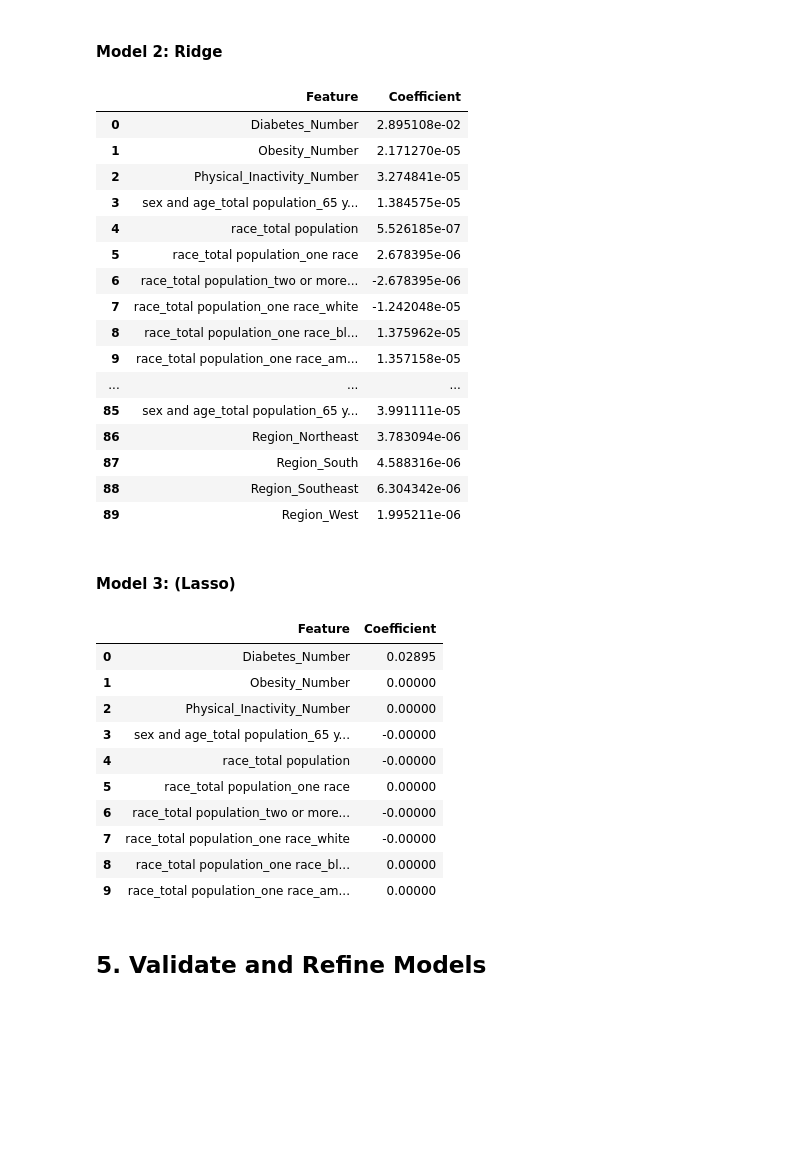
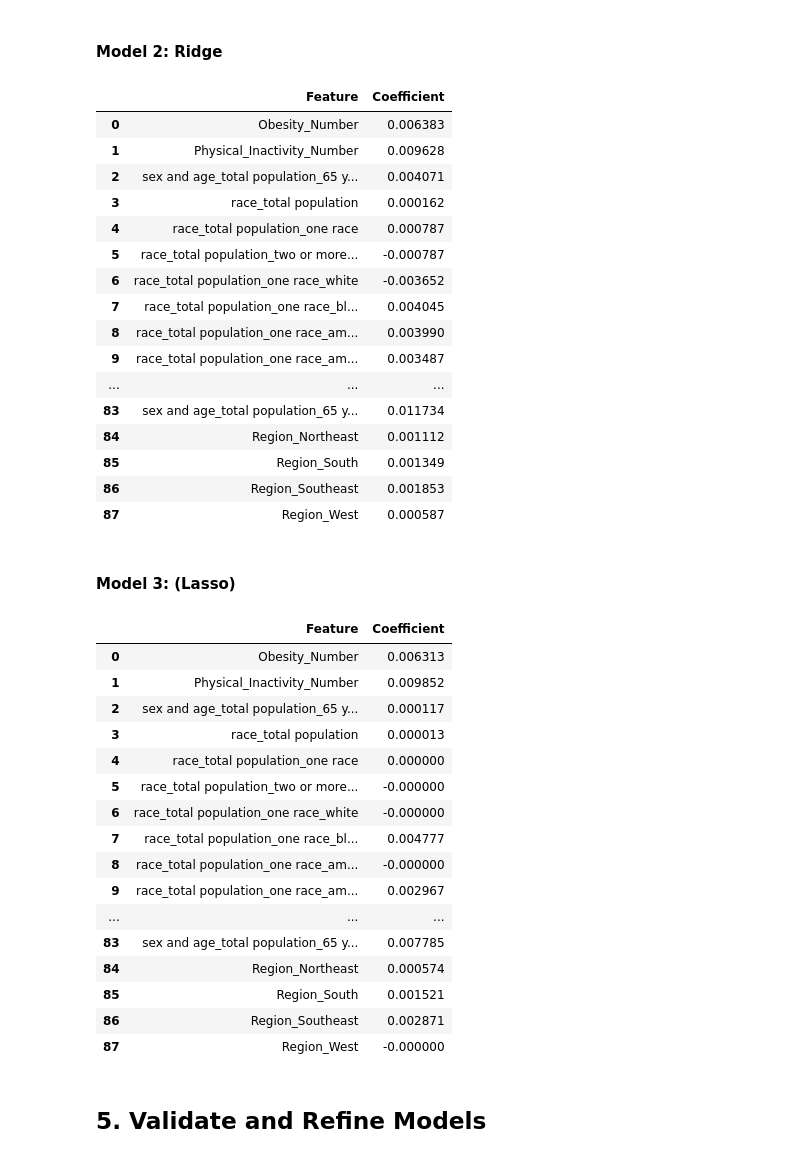
Before and after one commit to grbenitez/Computational-Social-Science-Projects, a Jupyter notebook: Project-2/Project 2 Students.ipynb, the cells around one changed output. Cells and saved outputs as stored; diff of their text form; code cells hidden in the pictures; blank space fills up the shorter version.

```diff
--- a/Project-2/Project 2 Students.ipynb
+++ b/Project-2/Project 2 Students.ipynb
@@ -439,7 +439,7 @@ Dropping CountyFIPS because we don't want the identifiers of the county to be ta
 #
 # Feature selection
 #-----------
-X = diabetes_clean.drop(['CountyFIPS'],
+X = X.drop(['CountyFIPS'],
                         axis = 1)
 X.dtypes
 # %% [output]
@@ -578,51 +578,57 @@ ridge_reg_data = pd.DataFrame({
 ridge_reg_data
 # %% [output]
 |  | Feature | Coefficient |
-| 0 | Diabetes_Number | 2.895108e-02 |
-| 1 | Obesity_Number | 2.171270e-05 |
-| 2 | Physical_Inactivity_Number | 3.274841e-05 |
-| 3 | sex and age_total population_65 y... | 1.384575e-05 |
-| 4 | race_total population | 5.526185e-07 |
-| 5 | race_total population_one race | 2.678395e-06 |
-| 6 | race_total population_two or more... | -2.678395e-06 |
-| 7 | race_total population_one race_white | -1.242048e-05 |
-| 8 | race_total population_one race_bl... | 1.375962e-05 |
-| 9 | race_total population_one race_am... | 1.357158e-05 |
+| 0 | Obesity_Number | 0.006383 |
+| 1 | Physical_Inactivity_Number | 0.009628 |
+| 2 | sex and age_total population_65 y... | 0.004071 |
+| 3 | race_total population | 0.000162 |
+| 4 | race_total population_one race | 0.000787 |
+| 5 | race_total population_two or more... | -0.000787 |
+| 6 | race_total population_one race_white | -0.003652 |
+| 7 | race_total population_one race_bl... | 0.004045 |
+| 8 | race_total population_one race_am... | 0.003990 |
+| 9 | race_total population_one race_am... | 0.003487 |
 | ... | ... | ... |
-| 85 | sex and age_total population_65 y... | 3.991111e-05 |
-| 86 | Region_Northeast | 3.783094e-06 |
-| 87 | Region_South | 4.588316e-06 |
-| 88 | Region_Southeast | 6.304342e-06 |
-| 89 | Region_West | 1.995211e-06 |
+| 83 | sex and age_total population_65 y... | 0.011734 |
+| 84 | Region_Northeast | 0.001112 |
+| 85 | Region_South | 0.001349 |
+| 86 | Region_Southeast | 0.001853 |
+| 87 | Region_West | 0.000587 |
 # %% [markdown]
 #### Model 3:  (Lasso)
 # %%
 # Lasso
 # Model 3 training
 #-----------
 
 from sklearn.linear_model import Lasso
 
 lasso_reg = Lasso(alpha=0.0001, max_iter=15000)
 lasso_model = lasso_reg.fit(X_train,
                             y_train)
 
 lasso_reg_data = pd.DataFrame({
     'Feature': X.columns,
     'Coefficient': lasso_model.coef_})
-lasso_reg_data.head(10)
+lasso_reg_data
 # %% [output]
 |  | Feature | Coefficient |
-| 0 | Diabetes_Number | 0.02895 |
-| 1 | Obesity_Number | 0.00000 |
-| 2 | Physical_Inactivity_Number | 0.00000 |
-| 3 | sex and age_total population_65 y... | -0.00000 |
-| 4 | race_total population | -0.00000 |
-| 5 | race_total population_one race | 0.00000 |
-| 6 | race_total population_two or more... | -0.00000 |
-| 7 | race_total population_one race_white | -0.00000 |
-| 8 | race_total population_one race_bl... | 0.00000 |
-| 9 | race_total population_one race_am... | 0.00000 |
+| 0 | Obesity_Number | 0.006313 |
+| 1 | Physical_Inactivity_Number | 0.009852 |
+| 2 | sex and age_total population_65 y... | 0.000117 |
+| 3 | race_total population | 0.000013 |
+| 4 | race_total population_one race | 0.000000 |
+| 5 | race_total population_two or more... | -0.000000 |
+| 6 | race_total population_one race_white | -0.000000 |
+| 7 | race_total population_one race_bl... | 0.004777 |
+| 8 | race_total population_one race_am... | -0.000000 |
+| 9 | race_total population_one race_am... | 0.002967 |
+| ... | ... | ... |
+| 83 | sex and age_total population_65 y... | 0.007785 |
+| 84 | Region_Northeast | 0.000574 |
+| 85 | Region_South | 0.001521 |
+| 86 | Region_Southeast | 0.002871 |
+| 87 | Region_West | -0.000000 |
 # %% [markdown]
 ## 5. Validate and Refine Models
 # %% [markdown]
```
Also changed, not shown: parts of 4 cells of this notebook.
